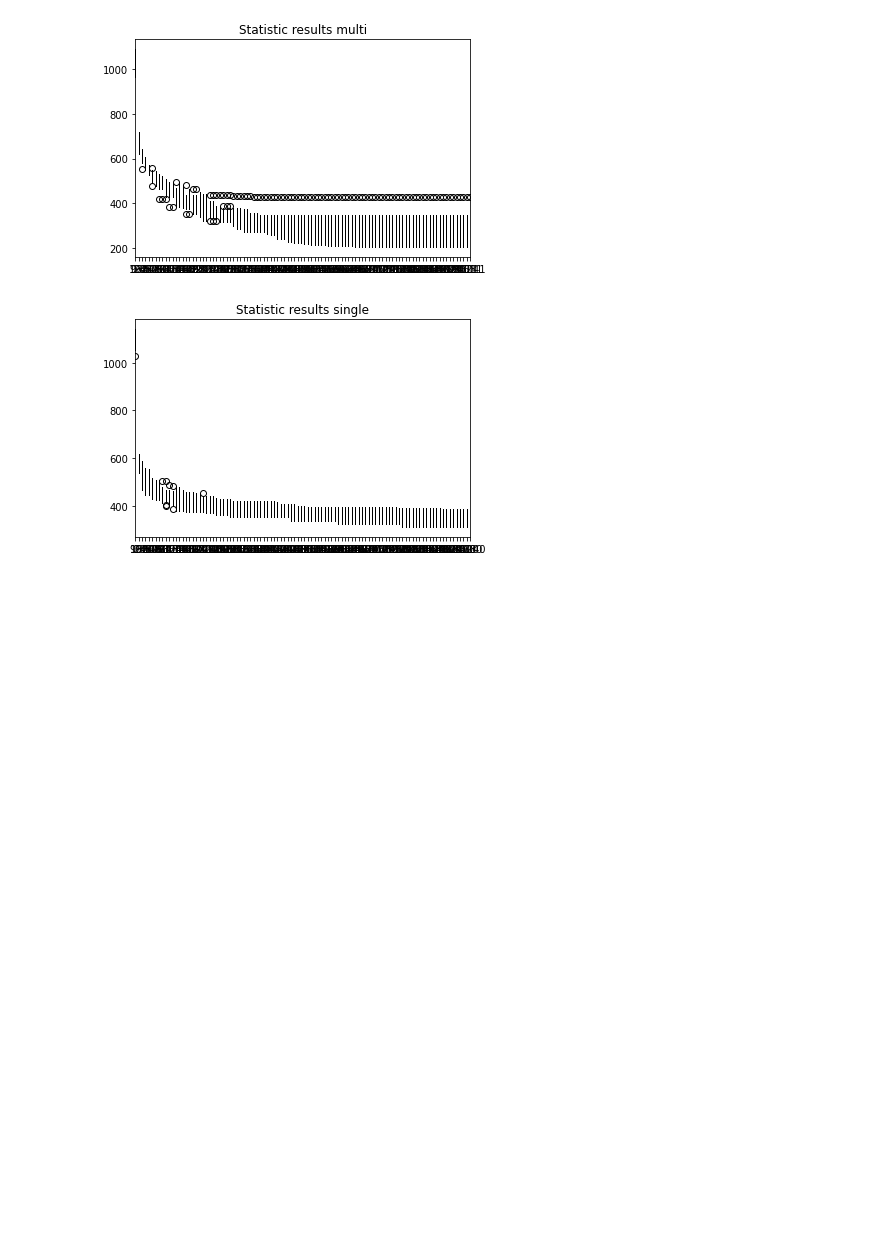
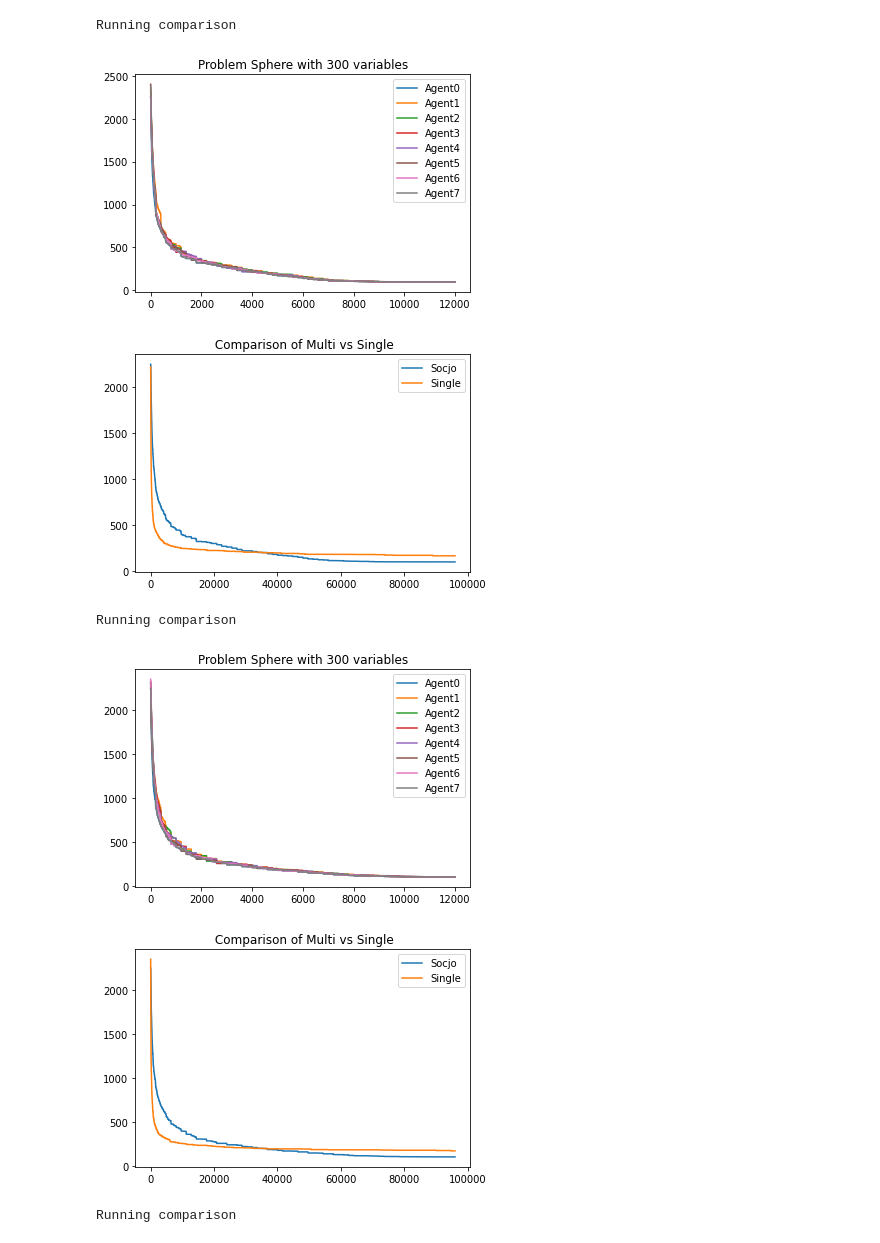
Before and after one commit to KrzysztofCzech/Algorytm-stadny, a Jupyter notebook: main.ipynb, the cells around one changed output. Drawn from its saved outputs; the diff is of its cells as text; code cells hidden in the pictures; blank space fills up the shorter version.

Commit message:
results form diffrent problems

```diff
--- a/main.ipynb
+++ b/main.ipynb
@@ -131,5 +65,45 @@ Running comparison
-# %%
-Statistic_runner.plot()
-# %% [output]
-[figure, removed]
-[figure, removed]
+# %%
+problem = Sphere(number_of_variables = 300)
+
+
+Agents =  []
+for i in range(0,8):
+    Island1 = Island(algorithm=EvolutionAlgoritm(
+    problem=problem,
+    population_size=50 -2*i,
+    offspring_population_size= 100 -8*i,
+    mutation=PolynomialMutation(probability=0.5 + 0.03*i / problem.number_of_variables, distribution_index=20 +i),
+    crossover= SBXCrossover(probability=0.04 * i + 0.01),
+    selection= BinaryTournamentSelection(),
+    termination_criterion=StoppingByEvaluations(max_evaluations=100000)))
+    Island1.start()
+    Agents.append(Agent(Island1, name= f"Agent{i}", attidute= AttiduteType(i % 3), communication_type=CommunicationBasic()))
+
+i = 5
+
+Island2 = Island(algorithm=EvolutionAlgoritm(
+problem=problem,
+population_size=50 -2*i,
+offspring_population_size= 100 -8*i,
+mutation=PolynomialMutation(probability=0.5 + 0.01*i / problem.number_of_variables, distribution_index=20 +i),
+crossover= SBXCrossover(probability=0.01 * i + 0.01),
+selection= BinaryTournamentSelection(),
+termination_criterion=StoppingByEvaluations(max_evaluations=100000)))
+Island2.start()
+agent_single = Agent(Island2, name= f"Agent single", attidute= AttiduteType(1), communication_type=CommunicationBasic())
+
+
+runner = MultiAgentRunner(agents= Agents, agent_single= agent_single)
+
+Statistic_runner = StatisticRunner(runner)
+
+Statistic_runner.run_an_collect_data(no_runs = 20, cycles=60, cycle_iter=200, num_of_comm=2)
+Statistic_runner.plot()
+# %% [output]
+Running comparison
+[figure, added]
+[figure, added]
+Running comparison
+[figure, added]
+[figure, added]
+Running comparison
```
Also changed, not shown: parts of 3 cells of this notebook, 3 other files.
